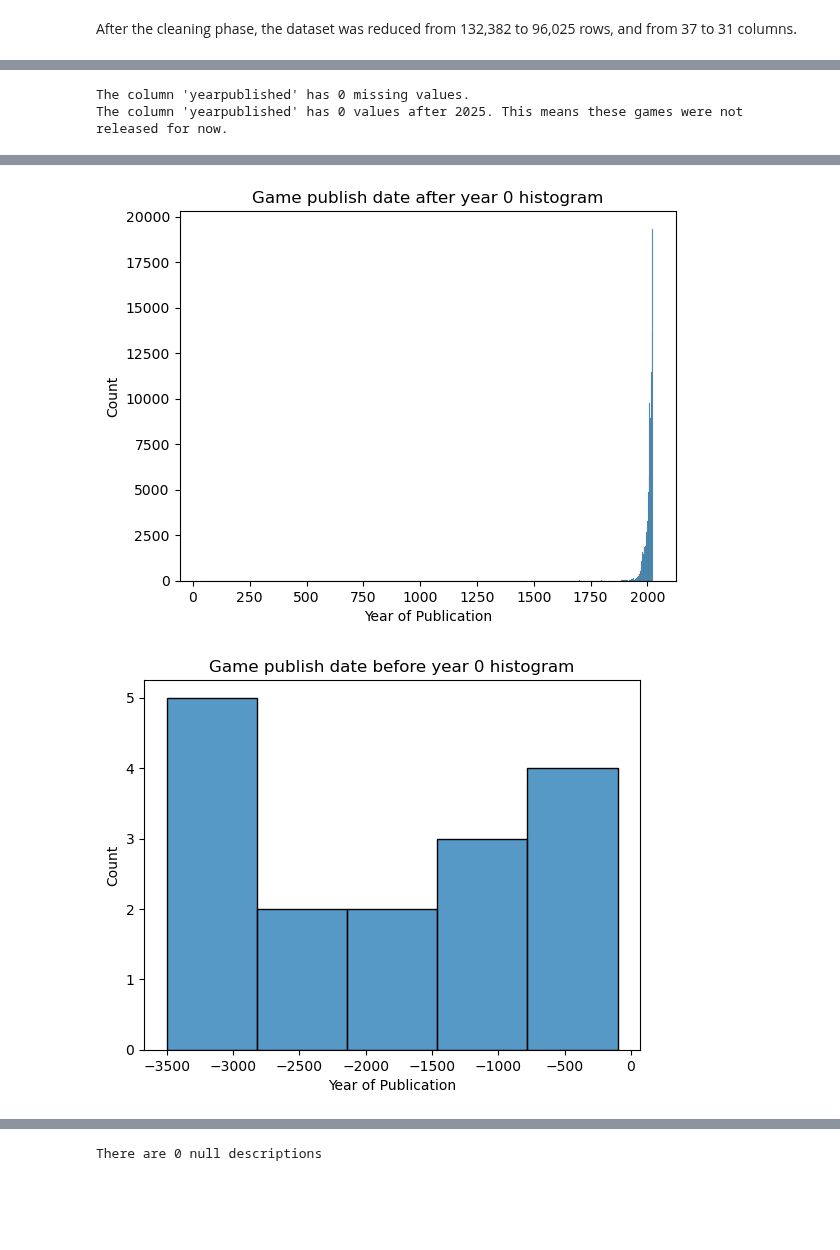
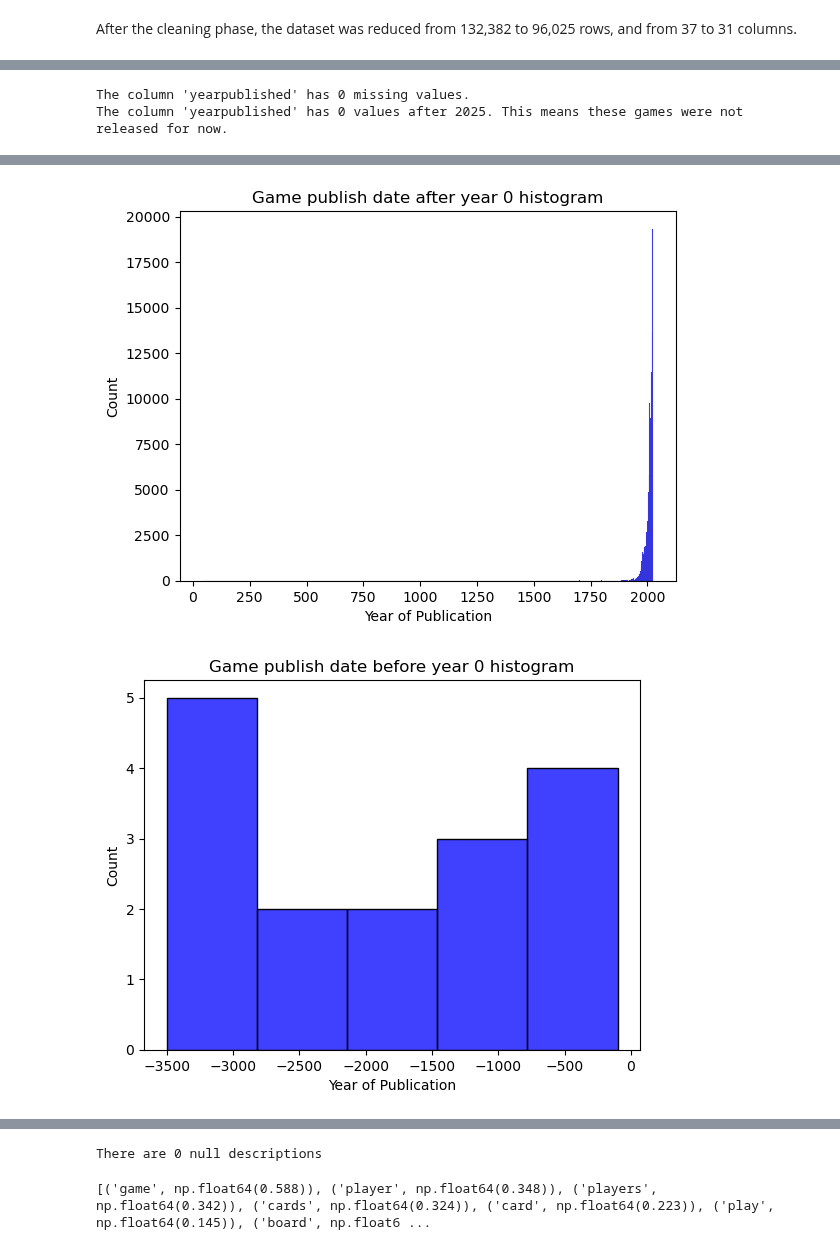
Before and after one commit to LsFaria04/PRI_Board_Games_Search_System, a Jupyter notebook: analysis_after_clean.ipynb, the cells around one changed output, grey strips where cells are left out. Drawn from its saved outputs; the diff is of its cells as text; code cells hidden in the pictures; blank space fills up the shorter version.

```diff
--- a/analysis_after_clean.ipynb
+++ b/analysis_after_clean.ipynb
@@ -48,7 +81,7 @@ The game with the biggest maximum amount of players has 99 players
 print(f'The column \'yearpublished\' has {df[df["yearpublished"].isna()].shape[0] + df[df["yearpublished"] == 0].shape[0]} missing values.')
 print(f'The column \'yearpublished\' has {df[df["yearpublished"] > 2025].shape[0]} values after 2025. This means these games were not released for now.')
 non_null_years_pub = df.loc[(df["yearpublished"].notna()) & (df["yearpublished"] != 0)]
-sb.histplot(non_null_years_pub, x = "yearpublished")
+sb.histplot(non_null_years_pub, x = "yearpublished", color = "blue")
 
 plt.xlabel("Year of Publication")
 plt.ylabel("Count")
@@ -59,21 +92,51 @@ plt.show()
 positive_years_pub = non_null_years_pub.loc[df["yearpublished"] > 0]
 negative_years_pub = non_null_years_pub.loc[df["yearpublished"] < 0]
 recent_releases = non_null_years_pub.loc[df["yearpublished"] > 1900]
-sb.histplot(positive_years_pub, x = "yearpublished")
+sb.histplot(positive_years_pub, x = "yearpublished", color = "blue")
 plt.xlabel("Year of Publication")
 plt.ylabel("Count")
 plt.title("Game publish date after year 0 histogram")
 plt.show()
-sb.histplot(negative_years_pub, x = "yearpublished")
+sb.histplot(negative_years_pub, x = "yearpublished", color = "blue")
 plt.xlabel("Year of Publication")
 plt.ylabel("Count")
 plt.title("Game publish date before year 0 histogram")
 plt.show()
-sb.histplot(recent_releases, x = "yearpublished")
+sb.histplot(recent_releases, x = "yearpublished", color = "blue")
 plt.xlabel("Year of Publication")
 plt.ylabel("Count")
 plt.title("Game publish date histogram (last 2 centuries)")
 plt.show()
+
+
+counts = pd.Series({
+    "21st century": (df["yearpublished"] > 2000).sum(),
+    "20th century": ((df["yearpublished"] > 1900) & (df["yearpublished"] <= 2000)).sum(),
+    "Before 20th century" : (df["yearpublished"] <= 1900).sum()
+})
+percentages = counts / counts.sum() * 100
+year_percentage =  pd.DataFrame([percentages])
+year_percentage.plot(
+    kind="bar", stacked=True, color=sb.color_palette("YlGnBu")
+)
+plt.ylabel("Percentage")
+plt.title("Percentage of games released by time period")
+plt.legend(bbox_to_anchor=(1.05, 1), loc="upper left", borderaxespad=0, title = "Time periods")
+plt.tight_layout()
+
+counts = pd.Series({
+    "Null": ((df["yearpublished"].isna() ) | (df["yearpublished"] == 0)).sum(),
+    "Not null": (df["yearpublished"].notna() & (df["yearpublished"] != 0)).sum()
+})
+percentages = counts / counts.sum() * 100
+null_year_percentage =  pd.DataFrame([percentages])
+null_year_percentage.plot(
+    kind="bar", stacked=True, color=sb.color_palette("YlGnBu")
+)
+plt.ylabel("Percentage")
+plt.title("Percentage of null game release years")
+plt.legend(bbox_to_anchor=(1.05, 1), loc="upper left", borderaxespad=0, title = "Categories")
+plt.tight_layout()
 # %% [output]
 The column 'yearpublished' has 0 missing values.
 The column 'yearpublished' has 0 values after 2025. This means these games were not released for now.
@@ -81,2 +144,2 @@ The column 'yearpublished' has 0 values after 2025. This means these games were
-[figure, old version]
+[figure, new version]
-[figure, old version]
+[figure, new version]
@@ -86,6 +151,34 @@ invalid_description = df.loc[df["description"].isna() | (df["description"].str.s
 print(f'There are {invalid_description.shape[0]} null descriptions')
 # %% [output]
 There are 0 null descriptions
+# %%
+from sklearn.feature_extraction.text import TfidfTransformer
+from sklearn.feature_extraction.text import CountVectorizer
+import html
+
+#Remove unicode characters
+clean_description = df["description"].apply(lambda x: html.unescape(str(x)))
+
+cv = CountVectorizer(stop_words='english')
+word_count_vector = cv.fit_transform([" ".join(clean_description)])
+
+tfidf_transformer = TfidfTransformer()
+X = tfidf_transformer.fit_transform(word_count_vector)
+feature_names = cv.get_feature_names_out()
+
+doc = X[0]
+scores = zip(doc.indices, doc.data)
+
+# Sort by TF-IDF score
+sorted_scores = sorted(scores, key=lambda x: x[1], reverse=True)
+
+# Get top N words
+top_n = 10
+top_keywords = [(feature_names[idx], round(score, 3)) for idx, score in sorted_scores[:top_n]]
+
+print(top_keywords)
+# %% [output]
+[('game', np.float64(0.588)), ('player', np.float64(0.348)), ('players', np.float64(0.342)), ('cards', np.float64(0.324)), ('card', np.float64(0.223)), ('play', np.float64(0.145)), ('board', np.float6 ...
 # %%
 null_playingtime = df[(df["playingtime"] == 0) | (df["playingtime"].isna())]
 non_null_playingtime = df.loc[(df["playingtime"] != 0) & df["playingtime"].notna()]
```
Also changed, not shown: parts of 6 cells of this notebook, 3 other files.
